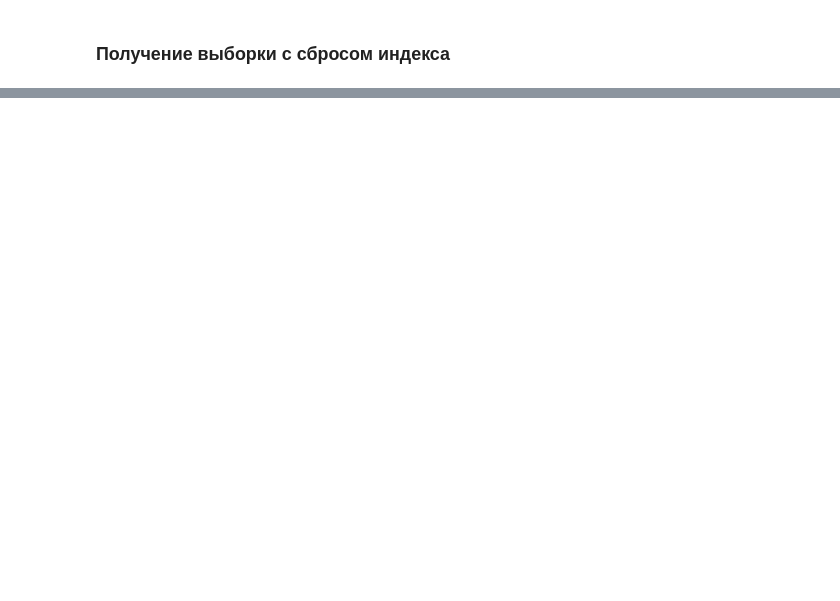
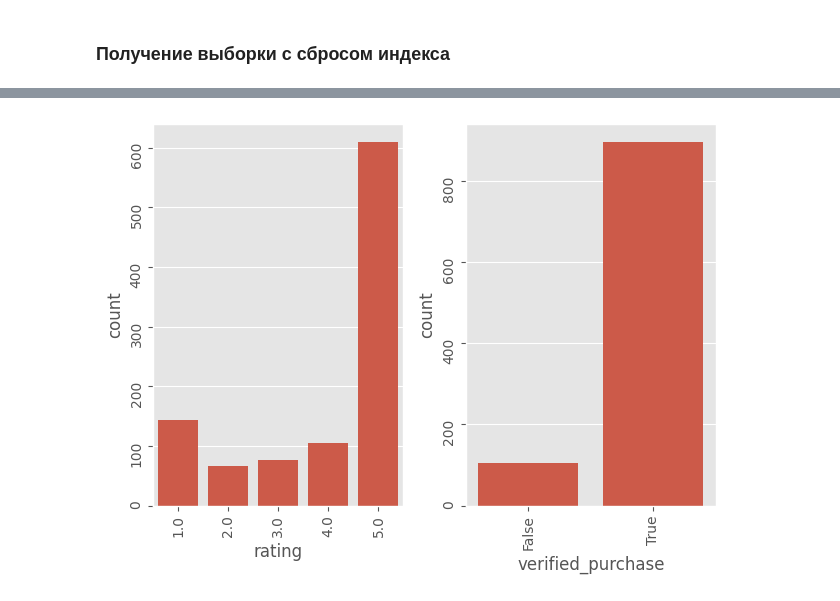
Before and after one commit to Romashka8/AmazonRecomendationSystem, a Jupyter notebook: src/dataloading/dataloader_example.ipynb, the cells around one changed output, grey strips where cells are left out. Drawn from its saved outputs; the diff is of its cells as text; code cells hidden in the pictures; blank space fills up the shorter version.

Commit message:
feat: added sample analysys example

```diff
--- a/src/dataloading/dataloader_example.ipynb
+++ b/src/dataloading/dataloader_example.ipynb
@@ -85,0 +88,6 @@ reindexed_sample_df.head()
+# %%
+# подгрузим библиотеки для построения графиков
+import matplotlib.pyplot as plt
+import seaborn as sns
+
+plt.style.use('ggplot')
@@ -85,0 +103,19 @@ reindexed_sample_df.head()
+# %%
+# посмотрим на распределение оценок пользователей
+rating_dist = reindexed_sample_df['rating'].value_counts()
+helpful_vote_dist = reindexed_sample_df['helpful_vote'].value_counts()
+verified_purchase_dist = reindexed_sample_df['verified_purchase'].value_counts()
+# %%
+fig, axes = plt.subplots(nrows=1, ncols=2)
+axes = axes.flatten()
+
+sns.barplot(rating_dist, ax=axes[0])
+sns.barplot(verified_purchase_dist, ax=axes[1])
+
+axes[0].tick_params(rotation=90)
+axes[1].tick_params(rotation=90)
+
+plt.tight_layout()
+plt.show()
+# %% [output]
+[figure, added]
```
Also changed, not shown: parts of 4 cells of this notebook.
